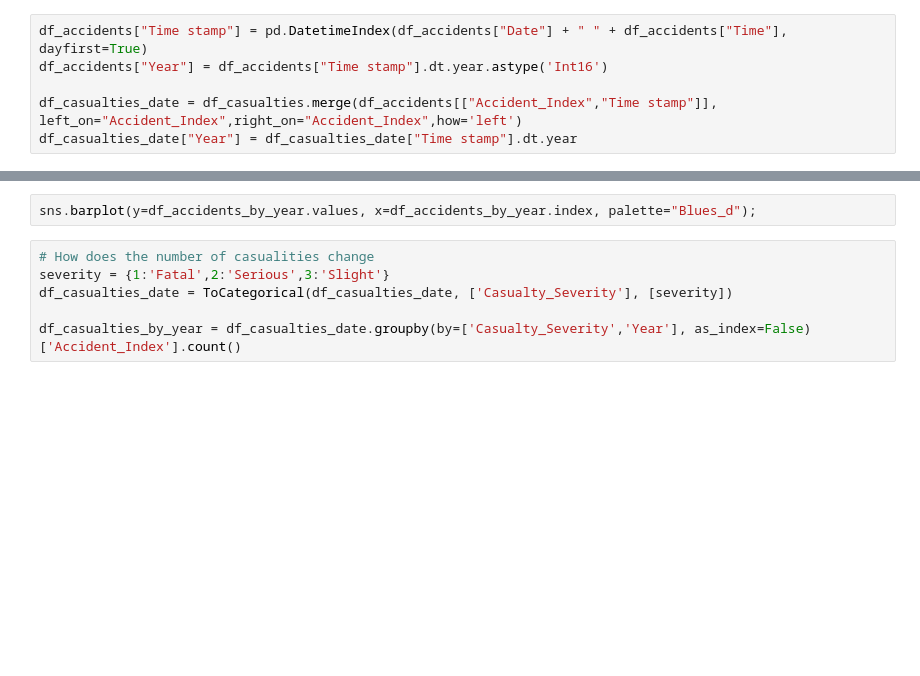
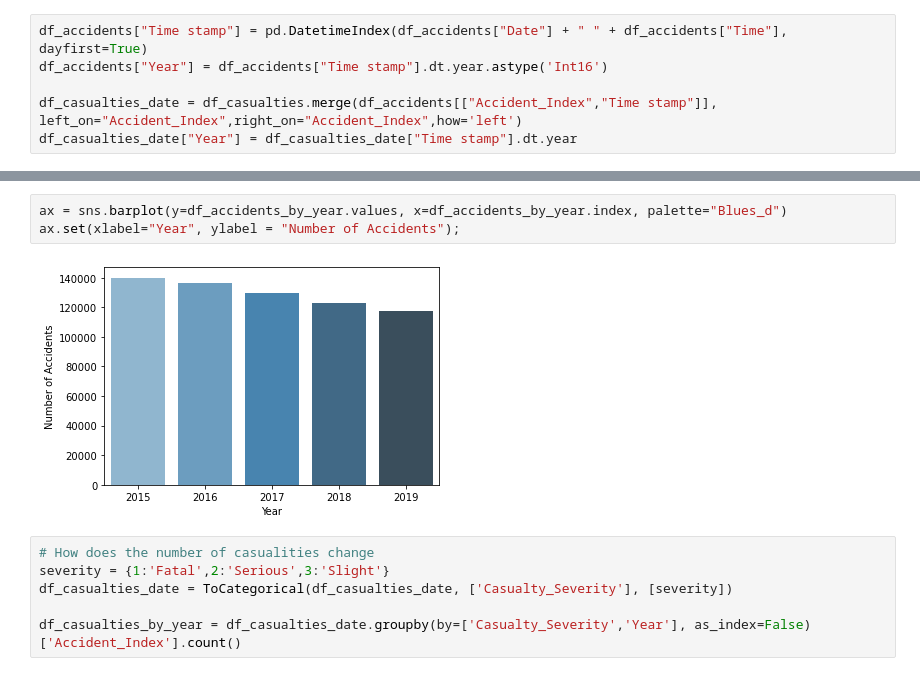
Before and after one commit to GaborJenei/DS-Stackoverflow-Survey, a Jupyter notebook: 01_Intro_to_DS/3_BlogPost/Udacity DSND Project1.ipynb, the cells around one changed output, grey strips where cells are left out. Drawn from its saved outputs; the diff is of its cells as text; blank space fills up the shorter version.

```diff
--- a/01_Intro_to_DS/3_BlogPost/Udacity DSND Project1.ipynb
+++ b/01_Intro_to_DS/3_BlogPost/Udacity DSND Project1.ipynb
@@ -110,5 +117,8 @@ df_accidents_by_year
 # %%
-sns.barplot(y=df_accidents_by_year.values, x=df_accidents_by_year.index, palette="Blues_d");
+ax = sns.barplot(y=df_accidents_by_year.values, x=df_accidents_by_year.index, palette="Blues_d")
+ax.set(xlabel="Year", ylabel = "Number of Accidents");
+# %% [output]
+[figure, added]
 # %%
 # How does the number of casualities change
 severity = {1:'Fatal',2:'Serious',3:'Slight'}
```
Also changed, not shown: parts of 59 cells of this notebook, 1 other file.
